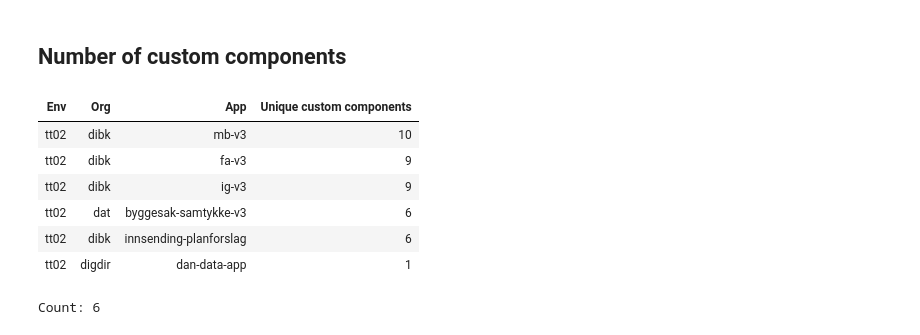
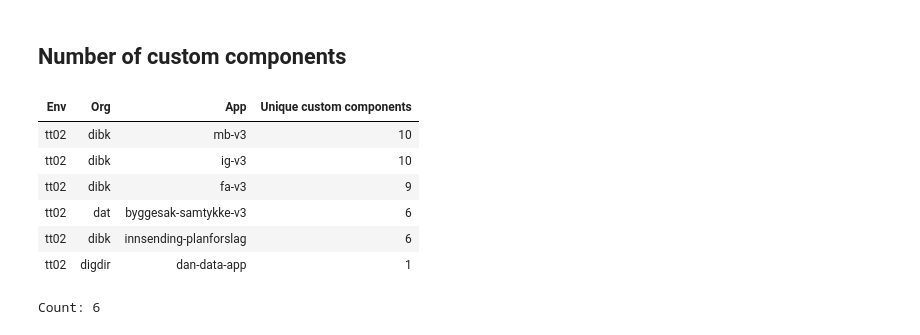
Before and after one commit to bjosttveit/altinn-app-insight, a Jupyter notebook: notebooks/components.ipynb, the cells around one changed output. Cells and saved outputs as stored; diff of their text form; code cells hidden in the pictures.

```diff
--- a/notebooks/components.ipynb
+++ b/notebooks/components.ipynb
@@ -20,19 +19,19 @@ cache_dir = Path("../data")
 # %%
 with Apps.init(cache_dir) as apps:
     apps.where(lambda app: app.components.some(lambda component: component.type == "Custom")).select(
     {"Unique custom components": lambda app: app.components.filter(lambda component: component.type == "Custom")
-        .map(lambda component: component.jq(".tagName").first)
+        .map(lambda component: component[".tagName"])
         .filter(lambda tagName: tagName is not None)
         .unique()
         .length
     }) \
     .order_by(lambda app: (app.data["Unique custom components"],), reverse=True) \
     .table()
 # %% [output]
 | Env | Org | App | Unique custom components |
 | tt02 | dibk | mb-v3 | 10 |
+| tt02 | dibk | ig-v3 | 10 |
 | tt02 | dibk | fa-v3 | 9 |
-| tt02 | dibk | ig-v3 | 9 |
 | tt02 | dat | byggesak-samtykke-v3 | 6 |
 | tt02 | dibk | innsending-planforslag | 6 |
 | tt02 | digdir | dan-data-app | 1 |
```
Also changed, not shown: parts of 1 cell of this notebook, 9 other files.
